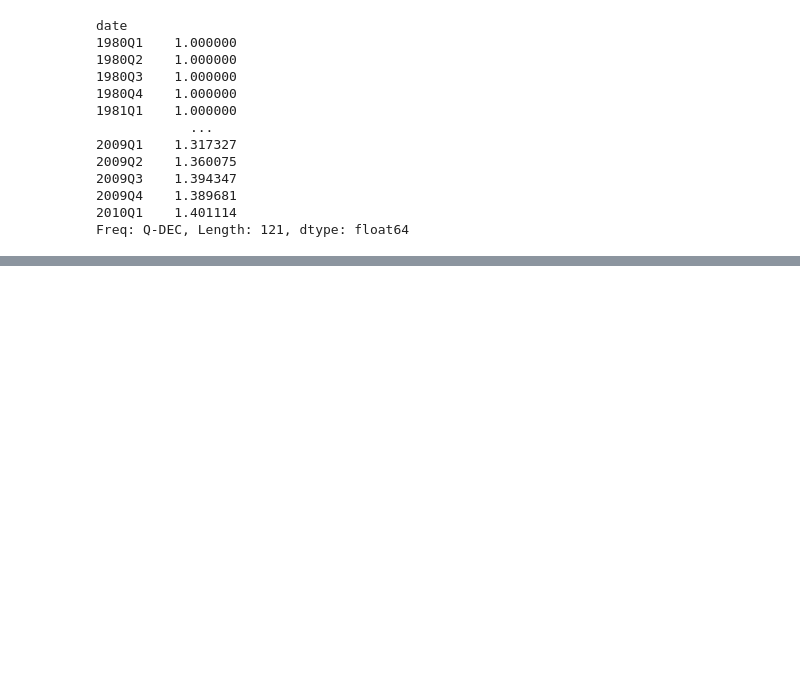
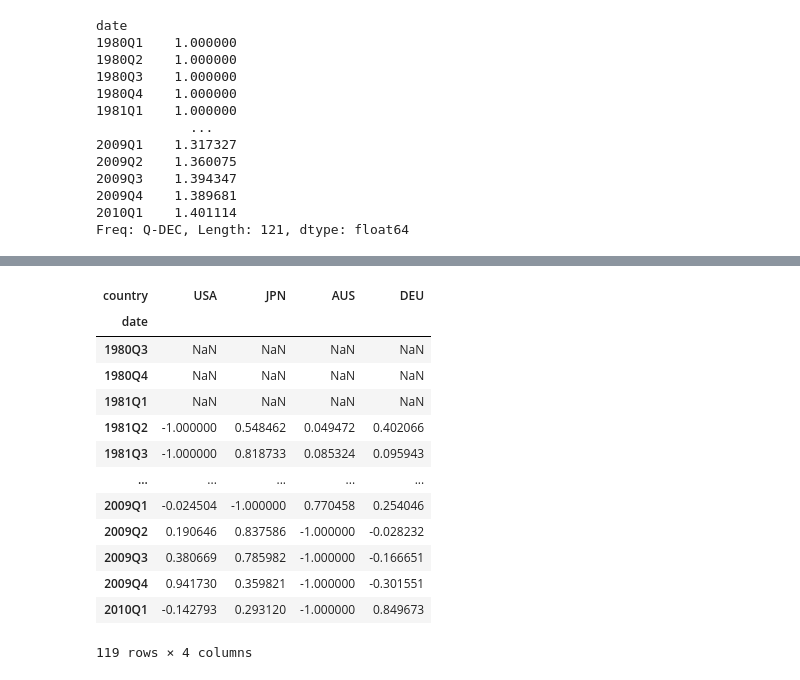
Before and after one commit to Mike-Huntress/Internship2020, a Jupyter notebook: globalbonds/notebooks/inflation.ipynb, the cells around one changed output, grey strips where cells are left out. Saved outputs shown, nothing was run; the diff lists cells and outputs as text; code cells hidden in the pictures; blank space fills up the shorter version.

```diff
--- a/globalbonds/notebooks/inflation.ipynb
+++ b/globalbonds/notebooks/inflation.ipynb
@@ -504,0 +533,17 @@ Freq: Q-DEC, Length: 121, dtype: float64
+# %%
+fx_sig
+# %% [output]
+| country | USA | JPN | AUS | DEU |
+| date |  |  |  |  |
+| 1980Q3 | NaN | NaN | NaN | NaN |
+| 1980Q4 | NaN | NaN | NaN | NaN |
+| 1981Q1 | NaN | NaN | NaN | NaN |
+| 1981Q2 | -1.000000 | 0.548462 | 0.049472 | 0.402066 |
+| 1981Q3 | -1.000000 | 0.818733 | 0.085324 | 0.095943 |
+| ... | ... | ... | ... | ... |
+| 2009Q1 | -0.024504 | -1.000000 | 0.770458 | 0.254046 |
+| 2009Q2 | 0.190646 | 0.837586 | -1.000000 | -0.028232 |
+| 2009Q3 | 0.380669 | 0.785982 | -1.000000 | -0.166651 |
+| 2009Q4 | 0.941730 | 0.359821 | -1.000000 | -0.301551 |
+| 2010Q1 | -0.142793 | 0.293120 | -1.000000 | 0.849673 |
+119 rows × 4 columns
```
Also changed, not shown: parts of 5 cells of this notebook, 1 other file.
